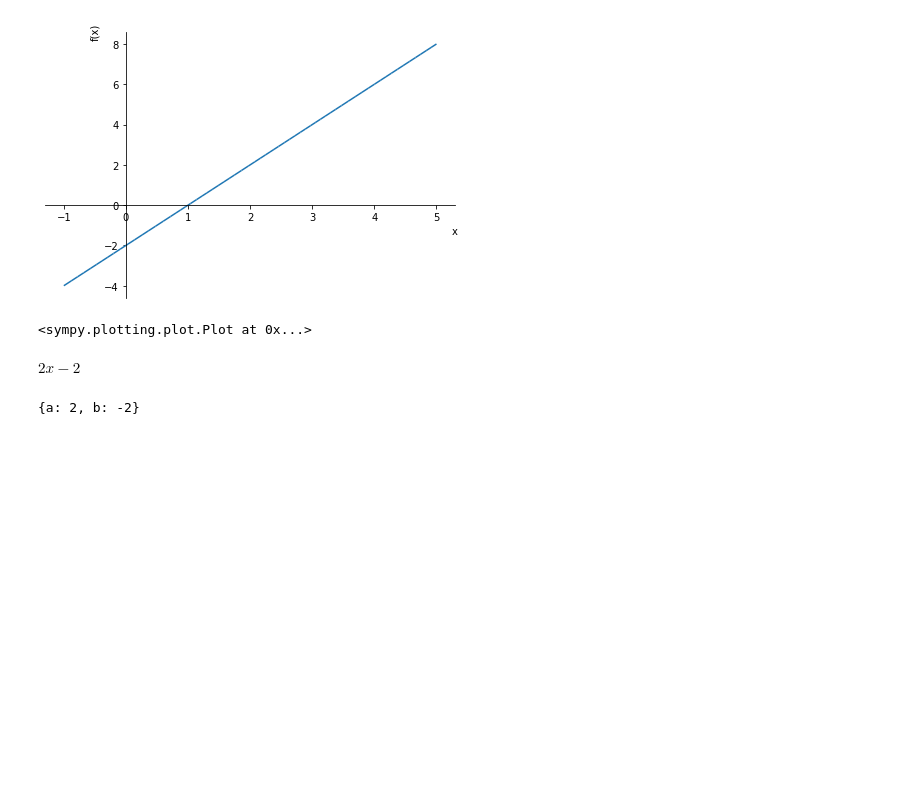
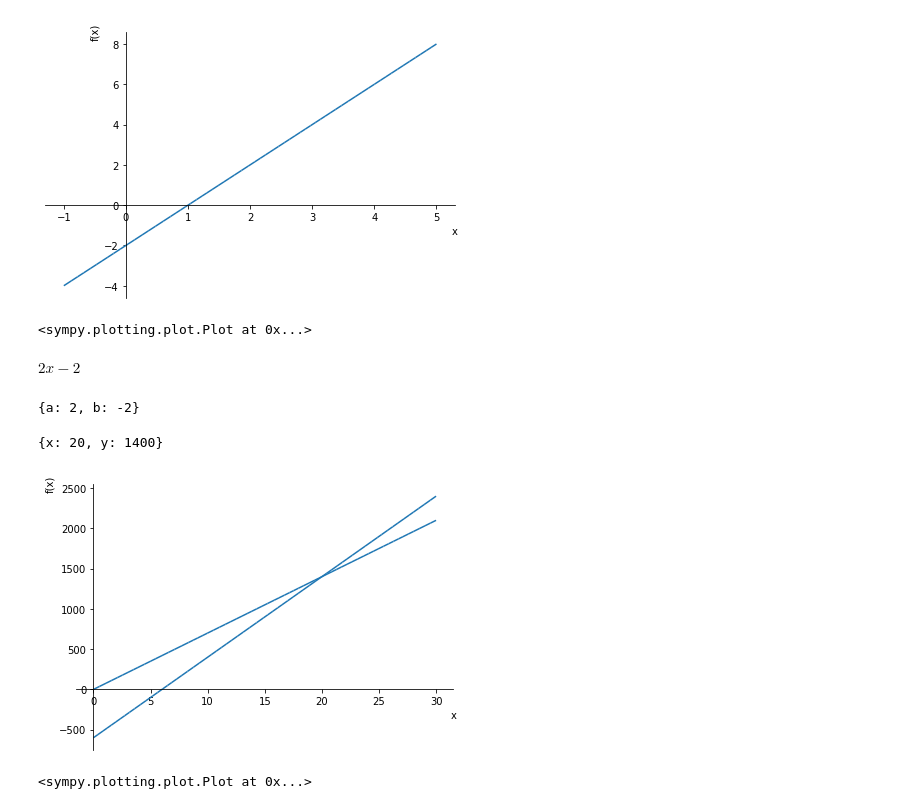
Before and after one commit to 1024xx4/middle_school_math, a Jupyter notebook: how_to_find_the_equation_of_a_straigt_line.ipynb, the cells around one changed output. Saved outputs shown, nothing was run; the diff lists cells and outputs as text; code cells hidden in the pictures; blank space fills up the shorter version.

```diff
--- a/how_to_find_the_equation_of_a_straigt_line.ipynb
+++ b/how_to_find_the_equation_of_a_straigt_line.ipynb
@@ -114,3 +118,30 @@ ans
 # %% [output]
 $\displaystyle 2 x - 2$
 {a: 2, b: -2}
+# %%
+# Intersection of two straight line.
+import sympy as sp
+
+## Liner equation.
+x = sp.Symbol('x')
+a = sp.Symbol('a')
+x1, y1 = sp.symbols('x1, y1')
+
+y = a * (x - x1) + y1
+y = y.subs({a: 100, x1: 6, y1: 0})
+y
+
+## Intersection of two straight lines and solution of simultaneous equations.
+x = sp.Symbol('x')
+y = sp.Symbol('y')
+
+expr1 = sp.Eq(y, 70 * x)
+expr2 = sp.Eq(y, 100 * x - 600)
+
+ans = sp.solve([expr1, expr2])
+display(ans)
+sp.plot(70 * x, 100 * x - 600, (x, 0, 30))
+# %% [output]
+{x: 20, y: 1400}
+[figure, added]
+<sympy.plotting.plot.Plot at 0x...>
```
Also changed, not shown: parts of 5 cells of this notebook.
